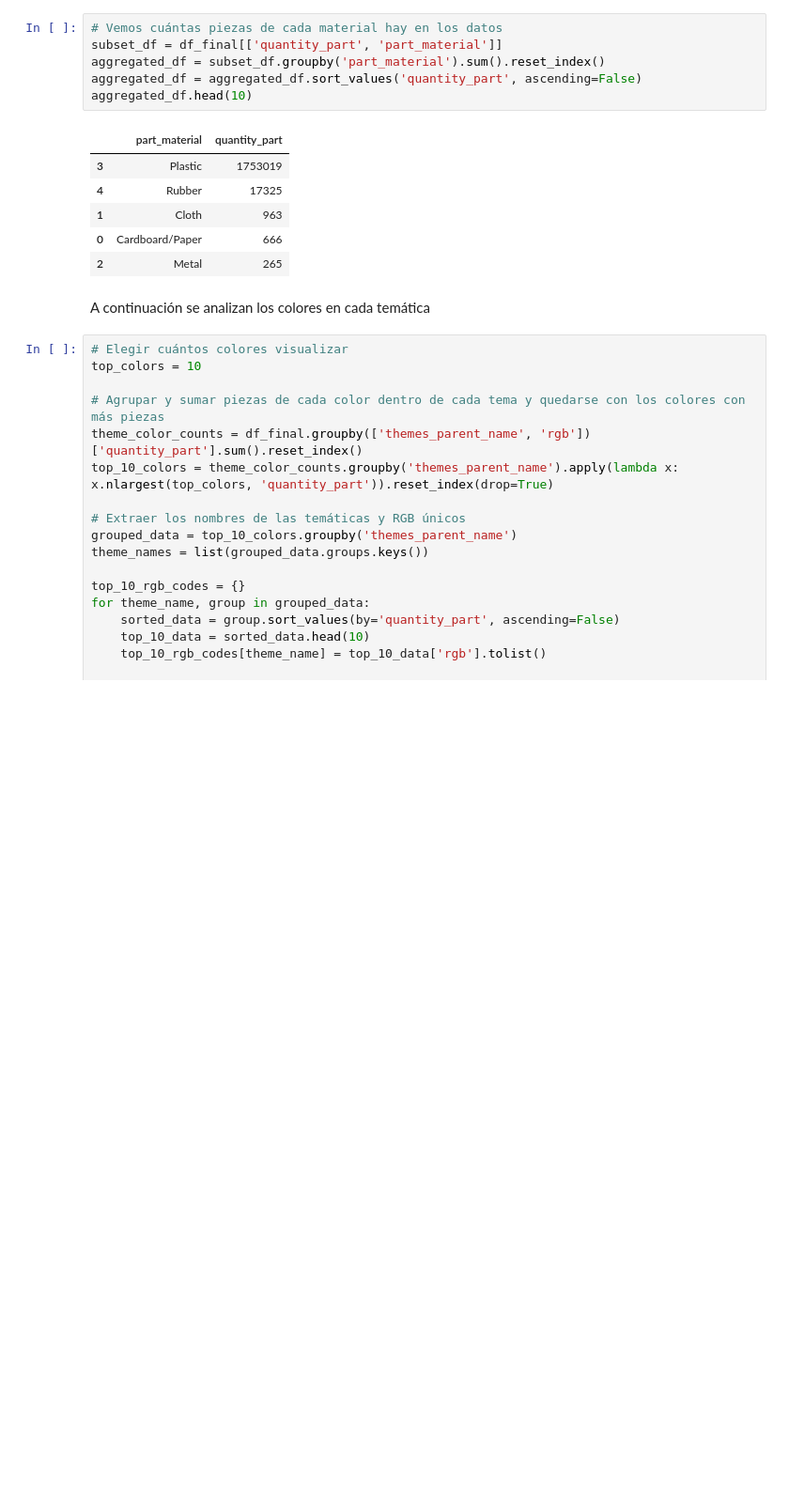
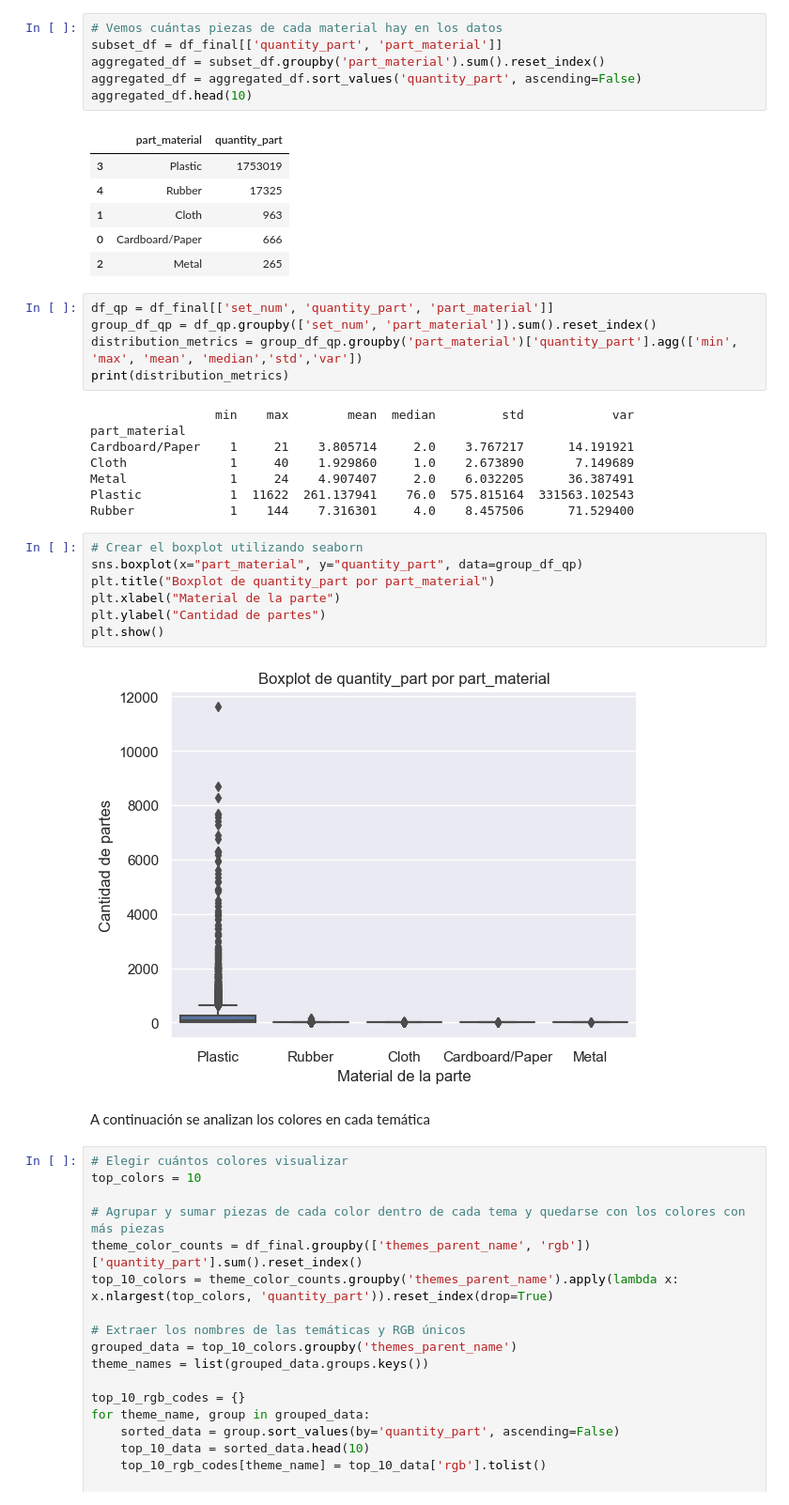
Before and after one commit to BenjaSar/AdD, a Jupyter notebook: TP_Integrador_AdD(ordenado).ipynb, the cells around one changed output. Shown at 94% size. Saved outputs shown, nothing was run; the diff lists cells and outputs as text; blank space fills up the shorter version.

```diff
--- a/TP_Integrador_AdD(ordenado).ipynb
+++ b/TP_Integrador_AdD(ordenado).ipynb
@@ -1249,6 +1283,28 @@ aggregated_df.head(10)
 | 1 | Cloth | 963 |
 | 0 | Cardboard/Paper | 666 |
 | 2 | Metal | 265 |
+# %%
+df_qp = df_final[['set_num', 'quantity_part', 'part_material']]
+group_df_qp = df_qp.groupby(['set_num', 'part_material']).sum().reset_index()
+distribution_metrics = group_df_qp.groupby('part_material')['quantity_part'].agg(['min', 'max', 'mean', 'median','std','var'])
+print(distribution_metrics)
+# %% [output]
+                 min    max        mean  median         std            var
+part_material
+Cardboard/Paper    1     21    3.805714     2.0    3.767217      14.191921
+Cloth              1     40    1.929860     1.0    2.673890       7.149689
+Metal              1     24    4.907407     2.0    6.032205      36.387491
+Plastic            1  11622  261.137941    76.0  575.815164  331563.102543
+Rubber             1    144    7.316301     4.0    8.457506      71.529400
+# %%
+# Crear el boxplot utilizando seaborn
+sns.boxplot(x="part_material", y="quantity_part", data=group_df_qp)
+plt.title("Boxplot de quantity_part por part_material")
+plt.xlabel("Material de la parte")
+plt.ylabel("Cantidad de partes")
+plt.show()
+# %% [output]
+[figure, added]
 # %% [markdown]
 A continuación se analizan los colores en cada temática
 # %%
```
Also changed, not shown: parts of 4 cells of this notebook.
